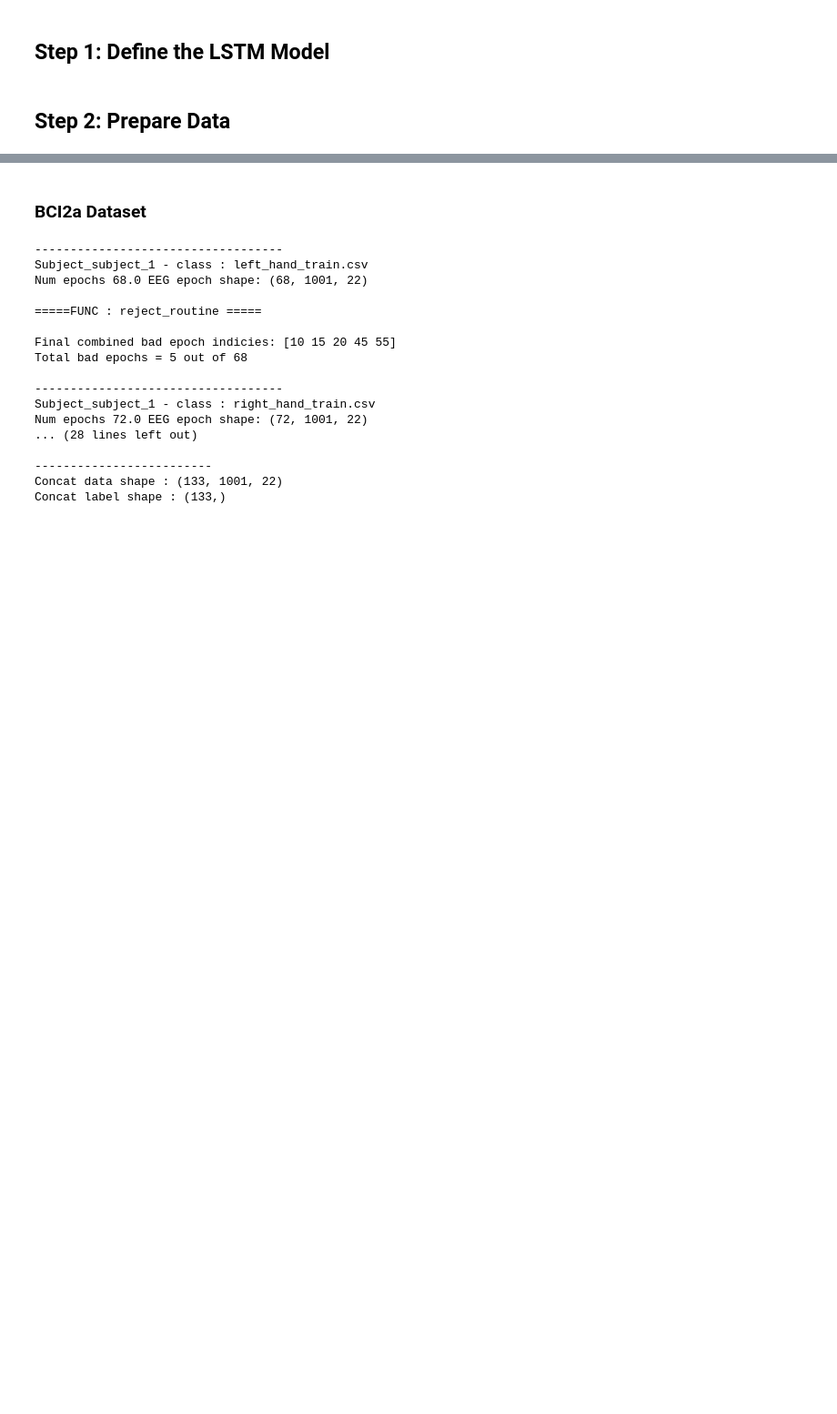
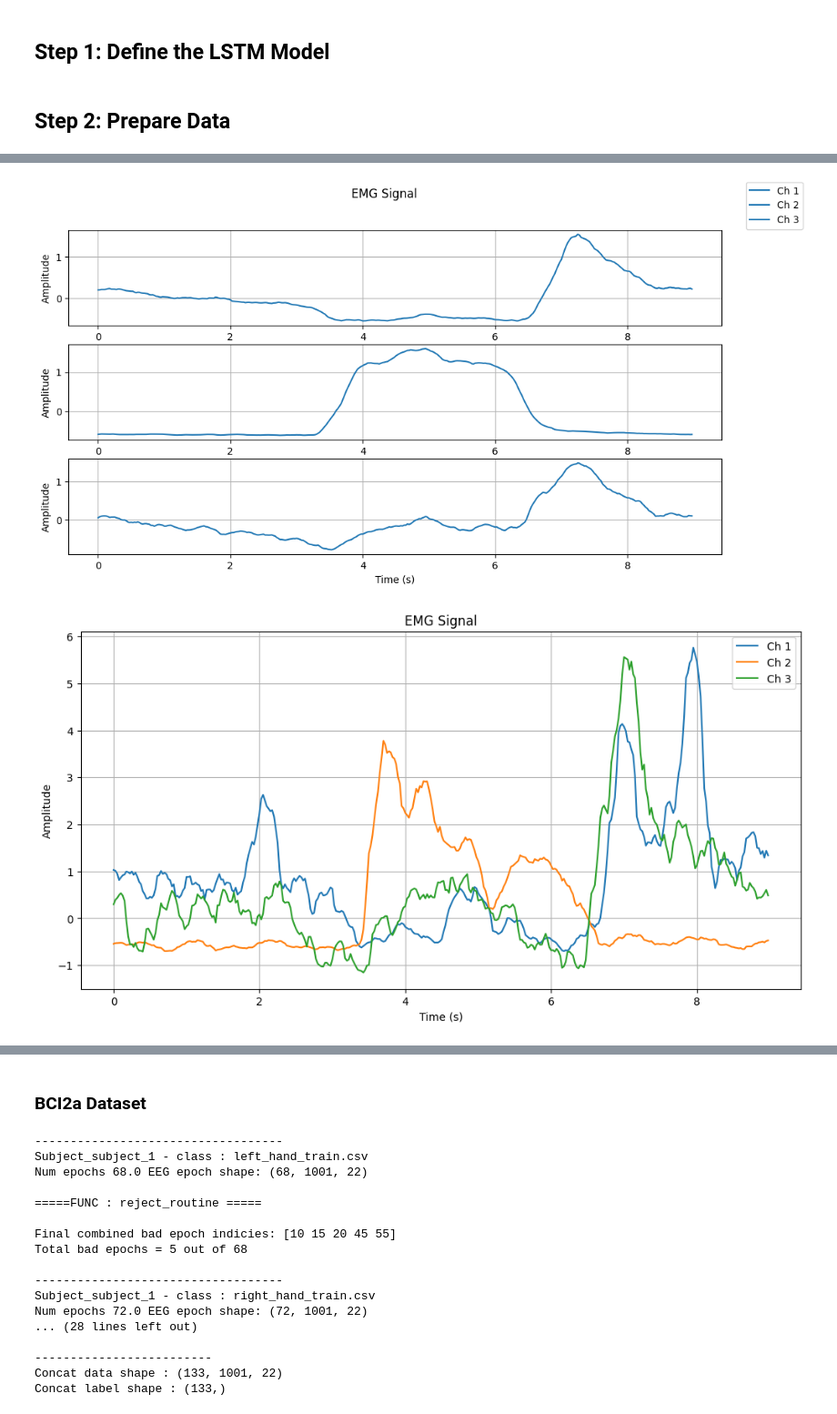
Before and after one commit to Bornholmersild/hybrid_bci, a Jupyter notebook: src/models/classification_platform.ipynb, the cells around one changed output, grey strips where cells are left out. Shown at 91% size. Cells and saved outputs as stored; diff of their text form; code cells hidden in the pictures; blank space fills up the shorter version.

Commit message:
[LAPTOP] - Include more loggings

```diff
--- a/src/models/classification_platform.ipynb
+++ b/src/models/classification_platform.ipynb
@@ -453,0 +195,79 @@ Total bad epochs = 4 out of 90
+# %%
+lstm = LSTM(input_dim=X_i.shape[2], hidden_dim=10, layers=1, dropout=0.0, bidirectional=False, include_attn=False).to(device)
+attention = Attention(hidden_dim=10).to(device)
+# %%
+X_i = torch.tensor(X_i, dtype=torch.float32).to(device)
+
+X = X_i[3, :, :].unsqueeze(0)  # (1, seq_len, input_dim)
+lstm_out, hidden = lstm(X)  # lstm_out: (1, seq_len, hidden_dim), hidden: (1, hidden_dim)
+context, weights = attention(hidden, lstm_out)  # context: (1, 1, hidden_dim), weights: (1, seq_len)
+# %%
+# Move to CPU + numpy
+X_np = X.squeeze(0).detach().cpu().numpy()              # (seq_len, input_dim)
+lstm_np = lstm_out.squeeze(0).detach().cpu().numpy()    # (seq_len, hidden_dim)
+weights_np = weights.squeeze(0).detach().cpu().numpy()  # (seq_len,)
+
+# Optional: time axis (if you know fs)
+time = np.arange(X_np.shape[0]) / RMS_FREQ
+# %%
+fig, axes = plt.subplots(3, 1, figsize=(12, 6))
+for i in range(X_i.shape[2]):
+    ax = axes[i]
+    ax.plot(time, X_i[:, :, i].mean(axis=0), label=f'Ch {i+1}')
+    ax.set_xlabel("Time (s)")
+    ax.set_ylabel("Amplitude")
+    ax.grid()
+fig.suptitle("EMG Signal")
+fig.legend()
+fig.show()
+
+plt.figure(figsize=(12, 6))
+for i in range(X_np.shape[1]):
+    plt.plot(time, X_np[:, i], label=f'Ch {i+1}')
+plt.title("EMG Signal")
+plt.xlabel("Time (s)")
+plt.ylabel("Amplitude")
+plt.legend()
+plt.grid()
+plt.show()
+
+lstm_mean = lstm_np.mean(axis=1)
+
+plt.figure(figsize=(12, 6))
+plt.plot(time, lstm_mean)
+plt.title("LSTM Feature (mean over hidden units)")
+plt.xlabel("Time (s)")
+plt.ylabel("Activation")
+plt.grid()
+plt.show()
+
+plt.figure(figsize=(12, 6))
+for i in range(10):  # first 5 features
+    plt.plot(time, lstm_np[:, i], label=f'h{i}')
+plt.legend()
+plt.title("LSTM Features (subset)")
+plt.xlabel("Time (s)")
+plt.ylabel("Activation")
+plt.grid()
+plt.show()
+
+plt.figure(figsize=(12, 6))
+plt.plot(time, weights_np)
+plt.title("Attention Weights")
+plt.xlabel("Time (s)")
+plt.ylabel("Importance")
+plt.grid()
+plt.show()
+
+weights_norm = weights_np / np.max(weights_np)
+
+plt.figure(figsize=(12, 6))
+plt.plot(time, weights_norm)
+plt.title("Normalized Attention Weights")
+plt.xlabel("Time (s)")
+plt.ylabel("Normalized Importance")
+plt.grid()
+plt.show()
+# %% [output]
+[figure, added]
+[figure, added]
```
Also changed, not shown: parts of 14 cells of this notebook, 51 other files.
